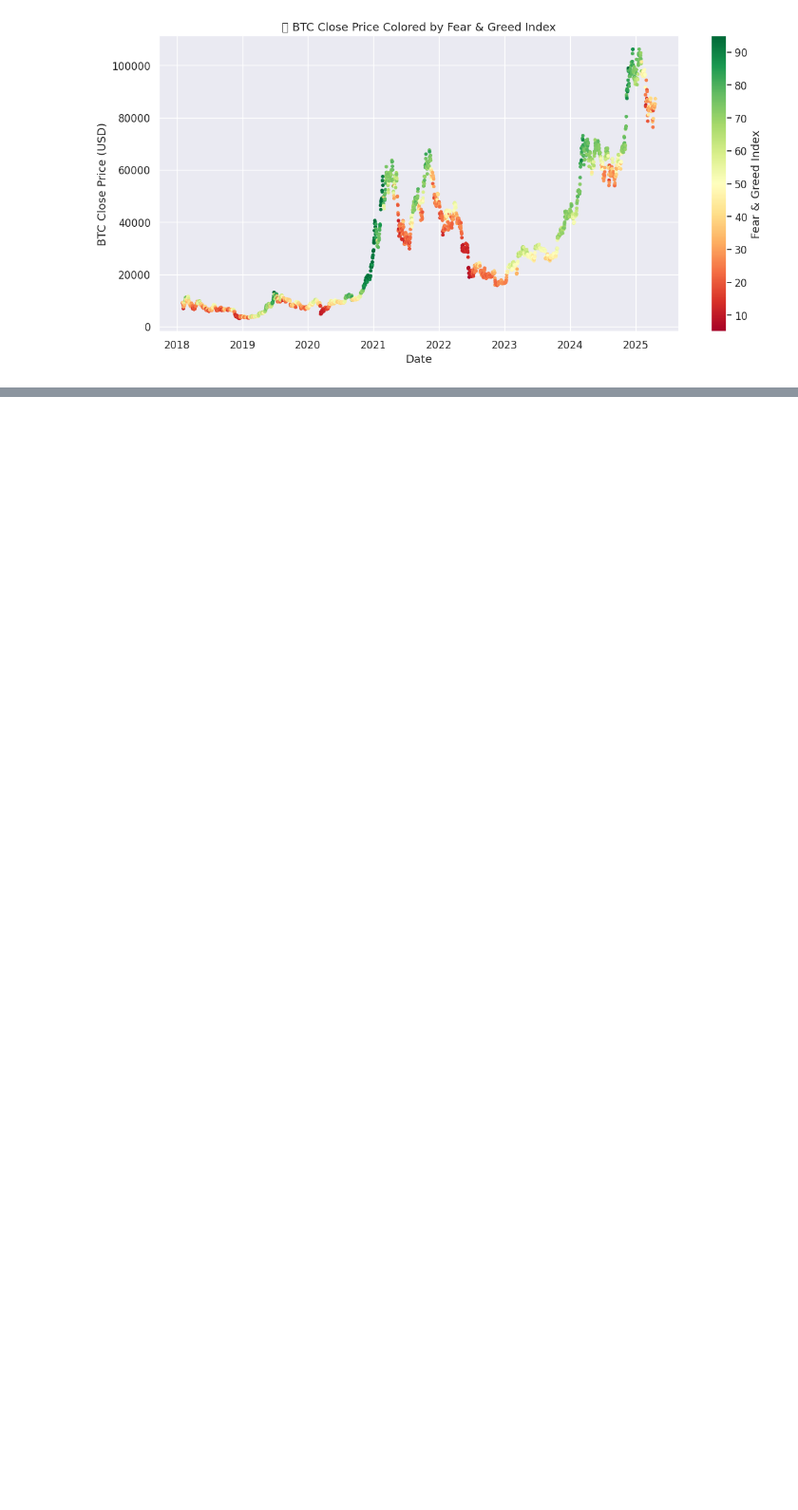
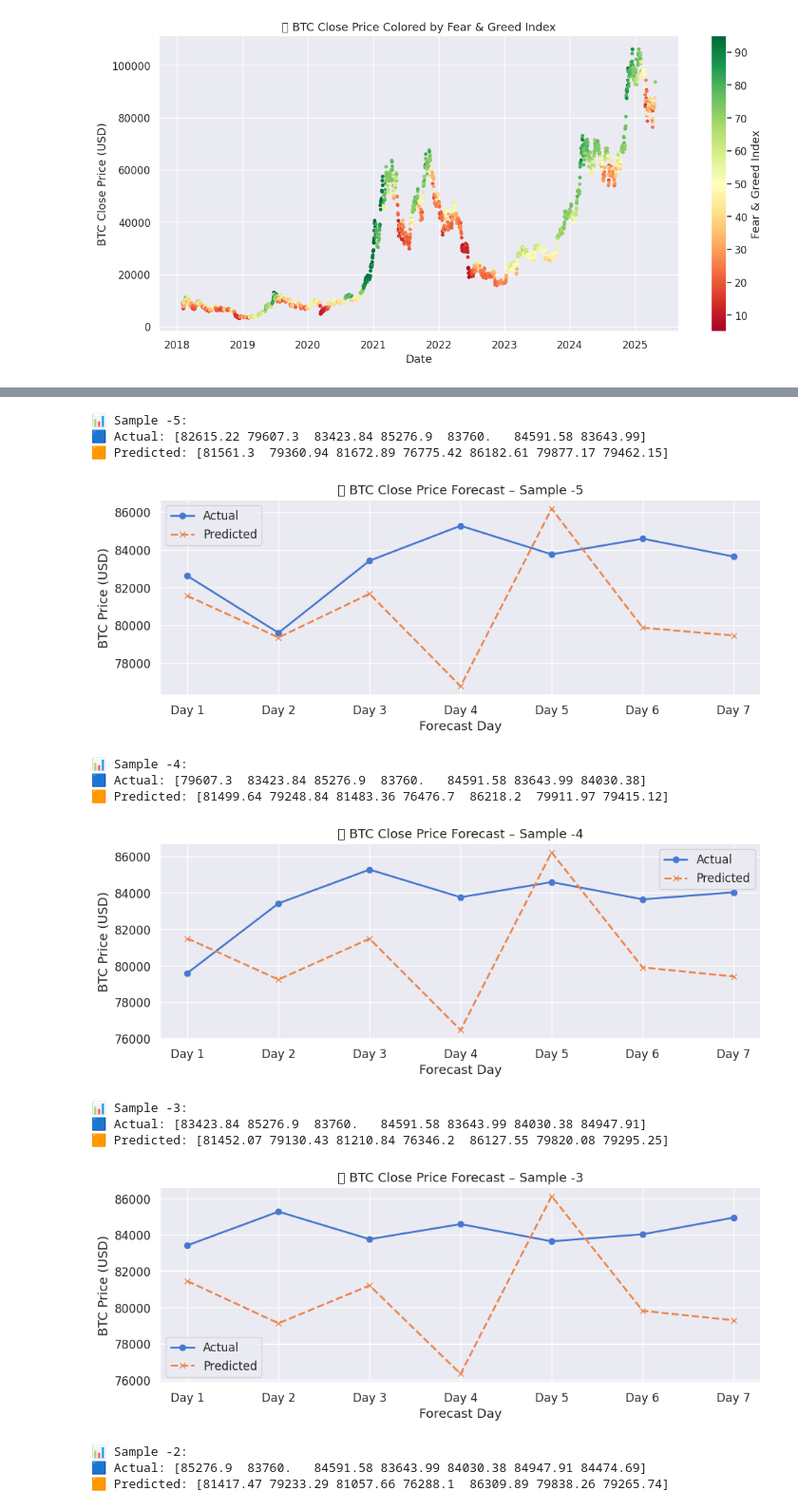
Before and after one commit to cimem37/Cryptocurrency-Forecasting, a Jupyter notebook: Untitled5.ipynb, the cells around one changed output, grey strips where cells are left out. Shown at 95% size. Saved outputs shown, nothing was run; the diff lists cells and outputs as text; code cells hidden in the pictures; blank space fills up the shorter version.

```diff
--- a/Untitled5.ipynb
+++ b/Untitled5.ipynb
@@ -533,2 +538,55 @@ for idx in range(start_index, 0):
 # %%
 ##test 6
+# %%
+import matplotlib.pyplot as plt
+import numpy as np
+
+# === STEP 1: Inverse transform scaler (only 'close') ===
+close_index = df.columns.get_loc("close")  # get index of 'close' column
+
+# === STEP 2: Choose how many recent samples to visualize ===
+n_samples = 5  # Feel free to increase to 10 or more
+sample_indices = range(-n_samples, 0)
+
+# === STEP 3: Loop through samples ===
+for idx in sample_indices:
+    true_scaled = y_test[idx]
+    pred_scaled = y_pred_scaled[idx]
+
+    true_prices = close_scaler.inverse_transform(true_scaled.reshape(-1, 1)).flatten()
+    pred_prices = close_scaler.inverse_transform(pred_scaled.reshape(-1, 1)).flatten()
+
+    days = [f"Day {i+1}" for i in range(len(true_prices))]
+
+    # === Text output ===
+    print(f"\n📊 Sample {idx}:")
+    print("🟦 Actual:", np.round(true_prices, 2))
+    print("🟧 Predicted:", np.round(pred_prices, 2))
+
+    # === Plotting ===
+    plt.figure(figsize=(10, 4))
+    plt.plot(days, true_prices, marker='o', label='Actual', linewidth=2)
+    plt.plot(days, pred_prices, marker='x', linestyle='--', label='Predicted', linewidth=2)
+    plt.title(f"📉 BTC Close Price Forecast – Sample {idx}")
+    plt.xlabel("Forecast Day")
+    plt.ylabel("BTC Price (USD)")
+    plt.grid(True)
+    plt.legend()
+    plt.tight_layout()
+    plt.show()
+# %% [output]
+📊 Sample -5:
+🟦 Actual: [82615.22 79607.3  83423.84 85276.9  83760.   84591.58 83643.99]
+🟧 Predicted: [81561.3  79360.94 81672.89 76775.42 86182.61 79877.17 79462.15]
+[figure, added]
+📊 Sample -4:
+🟦 Actual: [79607.3  83423.84 85276.9  83760.   84591.58 83643.99 84030.38]
+🟧 Predicted: [81499.64 79248.84 81483.36 76476.7  86218.2  79911.97 79415.12]
+[figure, added]
+📊 Sample -3:
+🟦 Actual: [83423.84 85276.9  83760.   84591.58 83643.99 84030.38 84947.91]
+🟧 Predicted: [81452.07 79130.43 81210.84 76346.2  86127.55 79820.08 79295.25]
+[figure, added]
+📊 Sample -2:
+🟦 Actual: [85276.9  83760.   84591.58 83643.99 84030.38 84947.91 84474.69]
+🟧 Predicted: [81417.47 79233.29 81057.66 76288.1  86309.89 79838.26 79265.74]
```
Also changed, not shown: parts of 9 cells of this notebook.
